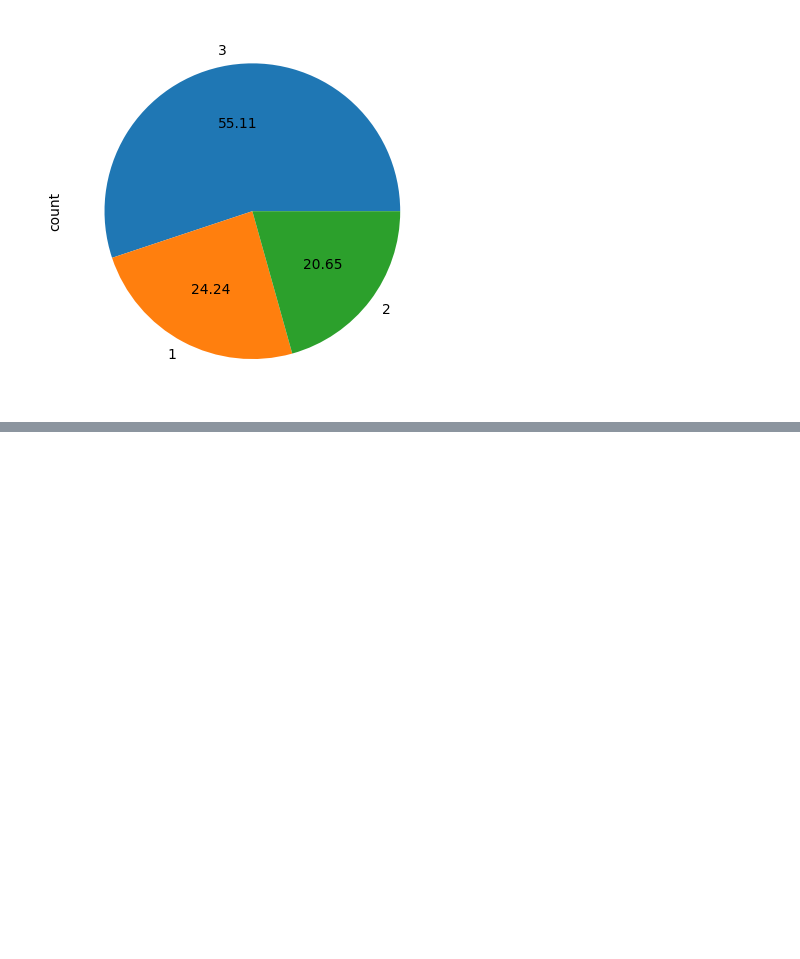
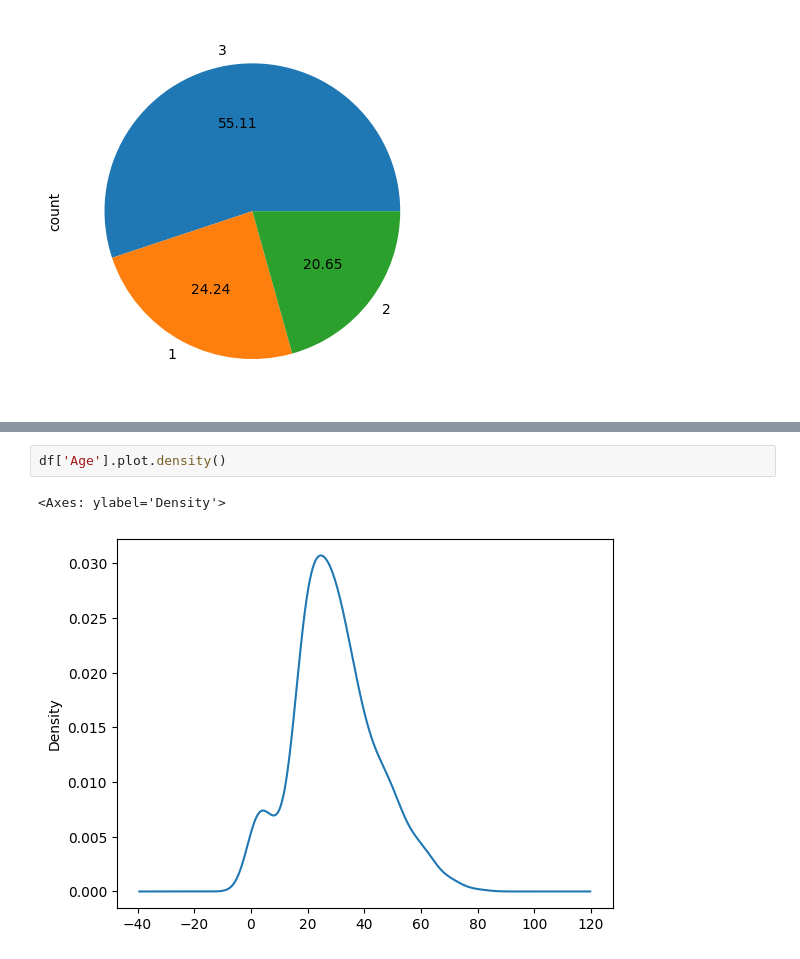
Before and after one commit to adi1234789/Univariate_analysis, a Jupyter notebook: Univariate_analysis.ipynb, the cells around one changed output, grey strips where cells are left out. Drawn from its saved outputs; the diff is of its cells as text; blank space fills up the shorter version.

```diff
--- a/Univariate_analysis.ipynb
+++ b/Univariate_analysis.ipynb
@@ -44,0 +50,5 @@ Checking Numerical Data
+# %%
+df['Age'].plot.density()
+# %% [output]
+<Axes: ylabel='Density'>
+[figure, added]
```
Also changed, not shown: parts of 3 cells of this notebook.
